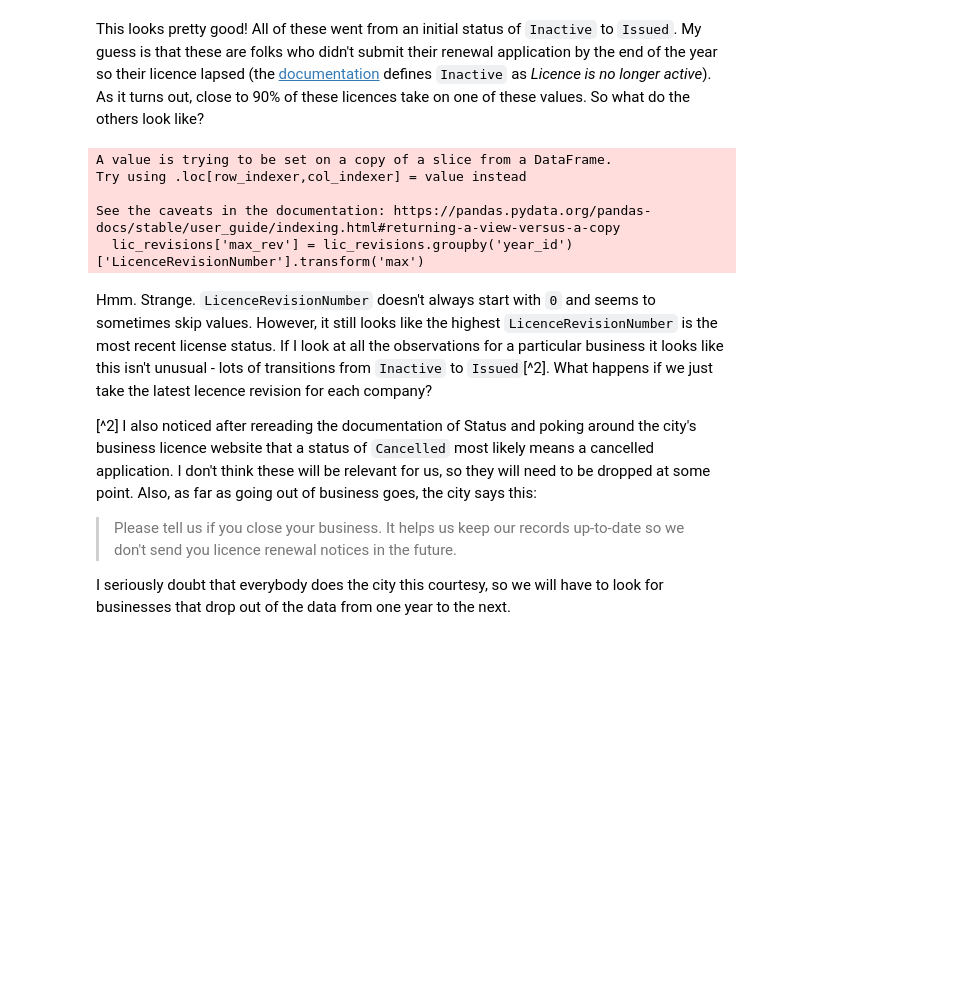
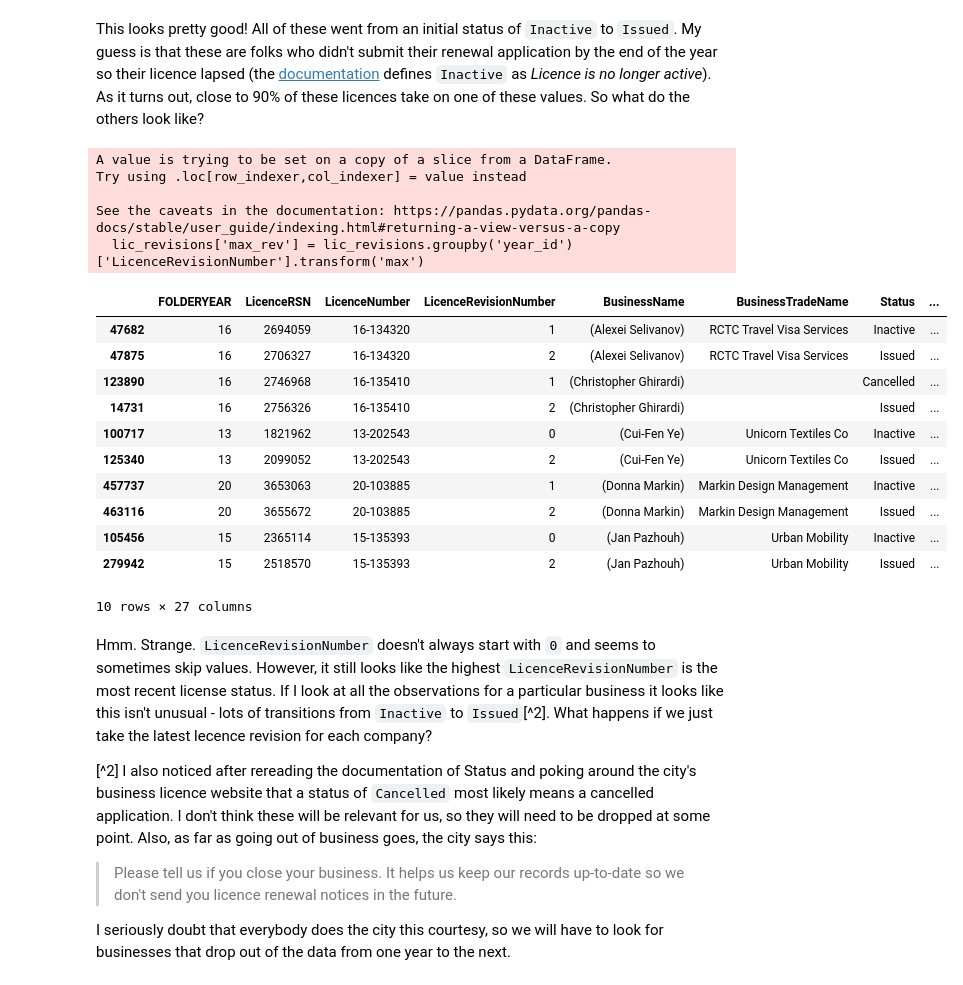
Before and after one commit to colinspear/business-licenses, a Jupyter notebook: notebooks/cleanup.ipynb, the cells around one changed output. Cells and saved outputs as stored; diff of their text form; code cells hidden in the pictures; blank space fills up the shorter version.

```diff
--- a/notebooks/cleanup.ipynb
+++ b/notebooks/cleanup.ipynb
@@ -118,13 +124,25 @@ This looks pretty good! All of these went from an initial status of `Inactive` t
 # %%
 lic_revisions['max_rev'] = lic_revisions.groupby('year_id')['LicenceRevisionNumber'].transform('max')
 
-# lic_revisions.loc[lic_revisions['max_rev']>1].sort_values(['id', 'FOLDERYEAR', 'LicenceRevisionNumber'])[:10]
+lic_revisions.loc[lic_revisions['max_rev']>1].sort_values(['id', 'FOLDERYEAR', 'LicenceRevisionNumber'])[:10]
 # %% [output]
 A value is trying to be set on a copy of a slice from a DataFrame.
 Try using .loc[row_indexer,col_indexer] = value instead
 
 See the caveats in the documentation: https://pandas.pydata.org/pandas-docs/stable/user_guide/indexing.html#returning-a-view-versus-a-copy
   lic_revisions['max_rev'] = lic_revisions.groupby('year_id')['LicenceRevisionNumber'].transform('max')
+|  | FOLDERYEAR | LicenceRSN | LicenceNumber | LicenceRevisionNumber | BusinessName | BusinessTradeName | Status | ... |
+| 47682 | 16 | 2694059 | 16-134320 | 1 | (Alexei Selivanov) | RCTC Travel Visa Services | Inactive | ... |
+| 47875 | 16 | 2706327 | 16-134320 | 2 | (Alexei Selivanov) | RCTC Travel Visa Services | Issued | ... |
+| 123890 | 16 | 2746968 | 16-135410 | 1 | (Christopher Ghirardi) |  | Cancelled | ... |
+| 14731 | 16 | 2756326 | 16-135410 | 2 | (Christopher Ghirardi) |  | Issued | ... |
+| 100717 | 13 | 1821962 | 13-202543 | 0 | (Cui-Fen Ye) | Unicorn Textiles Co | Inactive | ... |
+| 125340 | 13 | 2099052 | 13-202543 | 2 | (Cui-Fen Ye) | Unicorn Textiles Co | Issued | ... |
+| 457737 | 20 | 3653063 | 20-103885 | 1 | (Donna Markin) | Markin Design Management | Inactive | ... |
+| 463116 | 20 | 3655672 | 20-103885 | 2 | (Donna Markin) | Markin Design Management | Issued | ... |
+| 105456 | 15 | 2365114 | 15-135393 | 0 | (Jan Pazhouh) | Urban Mobility | Inactive | ... |
+| 279942 | 15 | 2518570 | 15-135393 | 2 | (Jan Pazhouh) | Urban Mobility | Issued | ... |
+10 rows × 27 columns
 # %% [markdown]
 Hmm. Strange. `LicenceRevisionNumber` doesn't always start with `0` and seems to sometimes skip values. However, it still looks like the highest `LicenceRevisionNumber` is the most recent license status. If I look at all the observations for a particular business it looks like this isn't unusual - lots of transitions from `Inactive` to `Issued`[^2]. What happens if we just take the latest lecence revision for each company?
 
```
Also changed, not shown: parts of 4 cells of this notebook, 2 other files.
